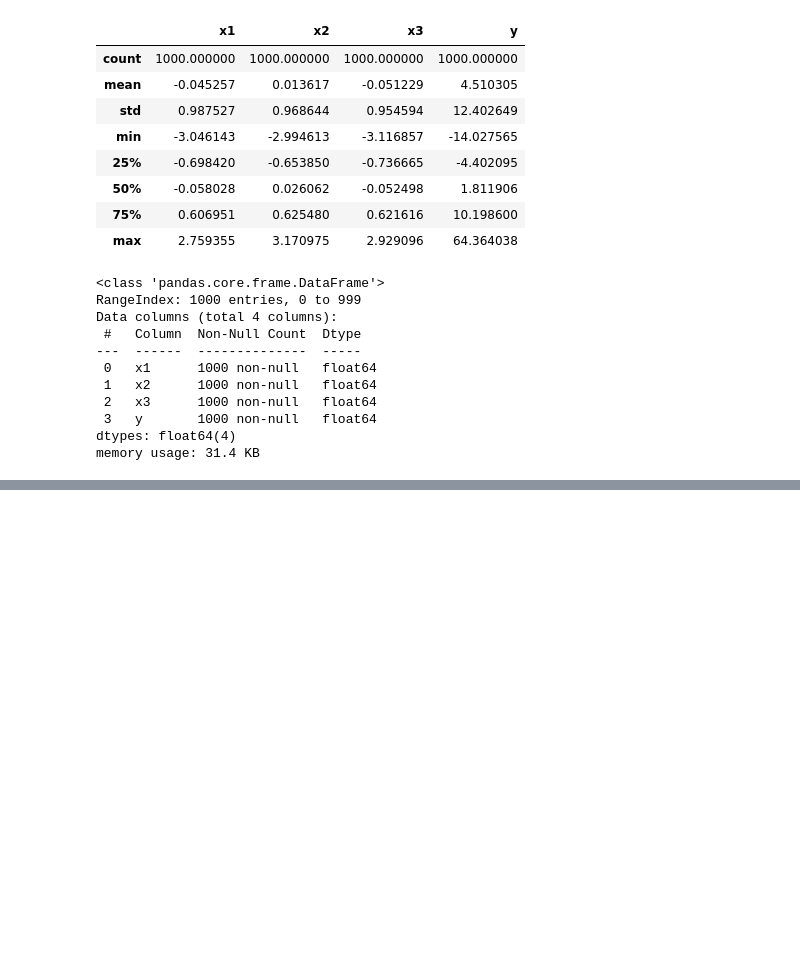
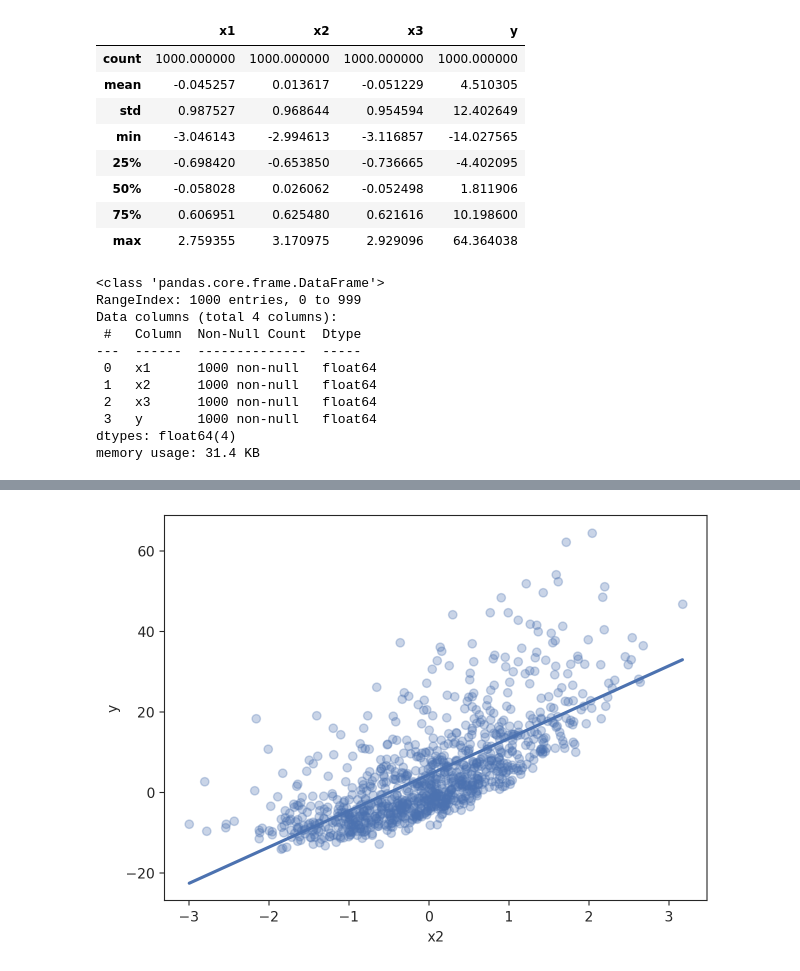
Before and after one commit to kessingtonosazee/GCP_Project_1, a Jupyter notebook: Week_2_lab_linear_regression_with_polynomial_and_interaction_Features.ipynb, the cells around one changed output, grey strips where cells are left out. Drawn from its saved outputs; the diff is of its cells as text; code cells hidden in the pictures; blank space fills up the shorter version.

```diff
--- a/Week_2_lab_linear_regression_with_polynomial_and_interaction_Features.ipynb
+++ b/Week_2_lab_linear_regression_with_polynomial_and_interaction_Features.ipynb
@@ -118,0 +130,8 @@ plt.show()
+# %%
+fig, ax = plt.subplots(figsize=(7,5))
+sns.regplot(
+    data=df, x='x2', y='y',
+    scatter_kws=dict(alpha=0.3), ax=ax, ci=None
+);
+# %% [output]
+[figure, added]
```
Also changed, not shown: parts of 8 cells of this notebook.
